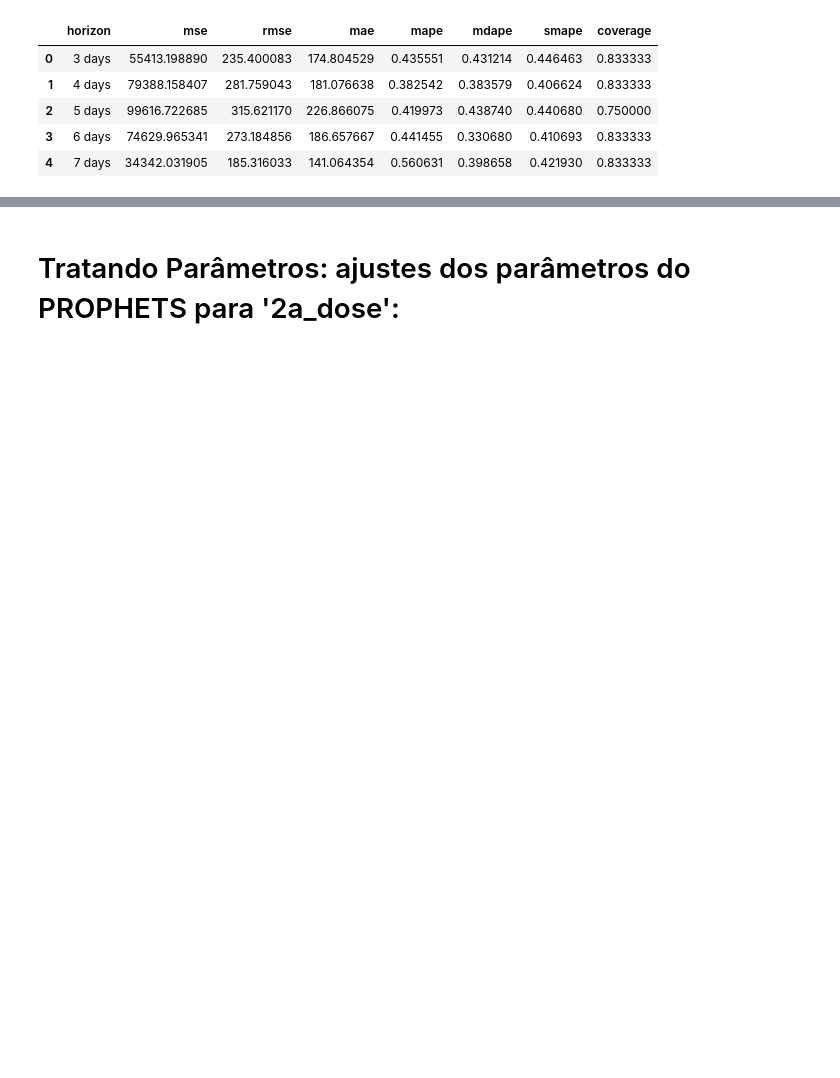
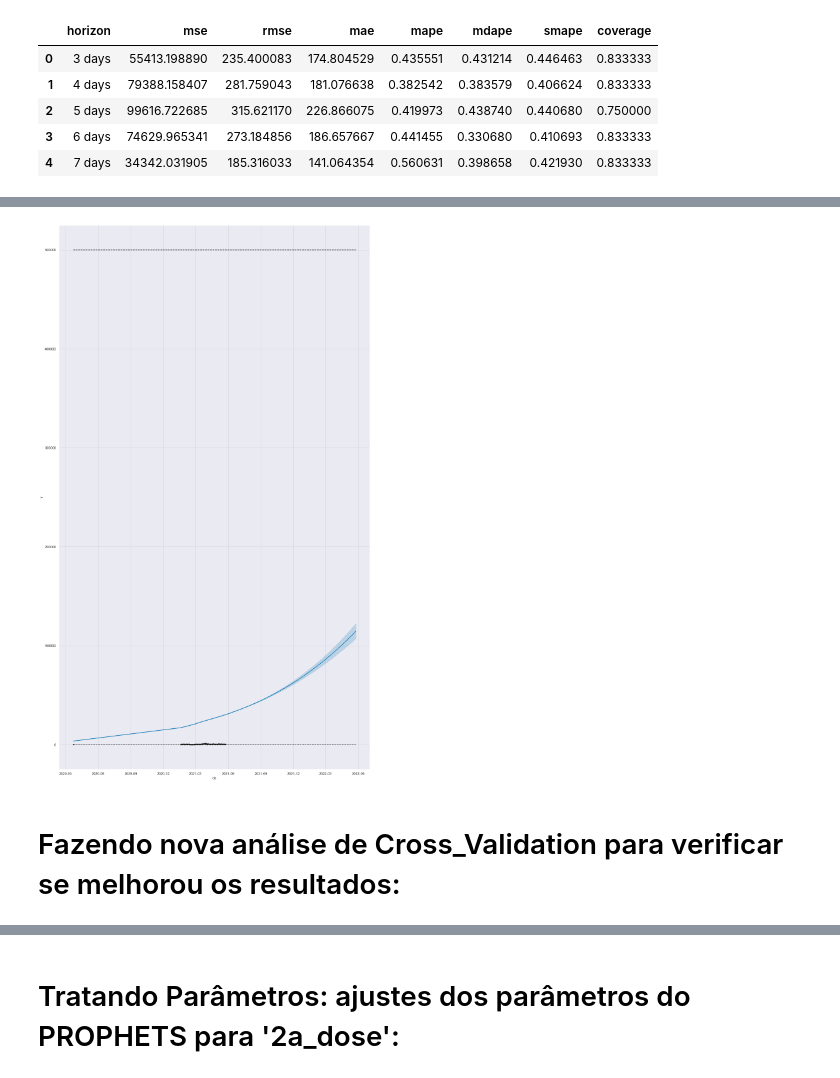
Before and after one commit to nubia-mp1211/Projeto-Final, a Jupyter notebook: ATUAL -Tratando-Vacinados e Previsoes.ipynb, the cells around one changed output, grey strips where cells are left out. Saved outputs shown, nothing was run; the diff lists cells and outputs as text; code cells hidden in the pictures; blank space fills up the shorter version.

```diff
--- a/ATUAL -Tratando-Vacinados e Previsoes.ipynb
+++ b/ATUAL -Tratando-Vacinados e Previsoes.ipynb
@@ -586,8 +624,10 @@ forecast.plot(x= 'ds',  y ='yhat', legend = True, label = 'Previsao', figsize=(1
 # %%
 # Plotting o forecast:
 f, ax = plt.subplots(1)
 
-f.set_figheight(5)
+f.set_figheight(25)
 f.set_figwidth(15)
 fig = model.plot(forecast, ax=ax)
 plt.show()
+# %% [output]
+[figure, added]
@@ -599,0 +634,2 @@ plt.show()
+# %% [markdown]
+# Fazendo nova análise de Cross_Validation para verificar se melhorou os resultados:
```
Also changed, not shown: parts of 68 cells of this notebook.
